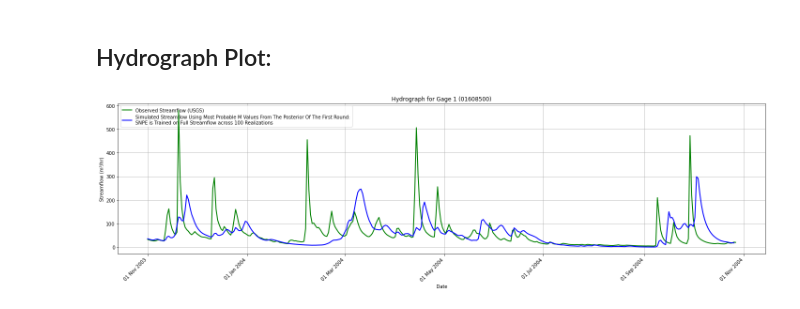
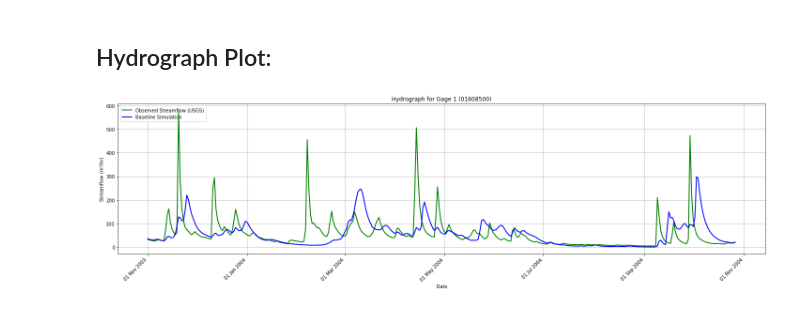
Before and after one commit to ms6730/SBI_calibration, a Jupyter notebook: hydrograph_one_water_year_baseline_observed/hydrograph_plot.ipynb, the cells around one changed output. Drawn from its saved outputs; the diff is of its cells as text; code cells hidden in the pictures.

```diff
--- a/hydrograph_one_water_year_baseline_observed/hydrograph_plot.ipynb
+++ b/hydrograph_one_water_year_baseline_observed/hydrograph_plot.ipynb
@@ -37,33 +37,33 @@ plt.figure(figsize=(20, 6))
 plt.plot(dates_obs, df_obs[station_id], color='green', linewidth=2,
          label='Observed Streamflow (USGS)', zorder=10)
 plt.plot(dates_baseline, df_baseline[station_id], color='blue', linewidth=2,
-         label='Simulated Streamflow Using Most Probable M Values From The Posterior Of The First Round:\nSNPE is Trained on Full Streamflow across 100 Realizations',
+         label='Baseline Simulation',
          zorder=10)
 
 # Titles and labels
 plt.title(f"Hydrograph for Gage 1 ({station_id})")
 plt.xlabel("Date")
 plt.ylabel("Streamflow (m³/hr)")
 plt.legend(loc="upper left")
 plt.grid(True)
 
 # Format x-axis
 locator = mdates.AutoDateLocator(minticks=6, maxticks=12)
 formatter = mdates.DateFormatter('%d %b %Y')
 plt.gca().xaxis.set_major_locator(locator)
 plt.gca().xaxis.set_major_formatter(formatter)
 plt.xticks(rotation=45, ha='right')
 plt.tight_layout()
 
 # ----------------------------------------------------
 # Save the Figure
 # ----------------------------------------------------
 output_path = "/home/ms6730/SBI_calibration/hydrograph_one_water_year_baseline_observed/hydrograph_baseline_observed_01608500.png"
 plt.savefig(output_path, dpi=300, bbox_inches='tight')
 
 # ----------------------------------------------------
 # Show Plot
 # ----------------------------------------------------
 plt.show()
 # %% [output]
-[figure, old version]
+[figure, new version]
```
Also changed, not shown: 23 other files.
